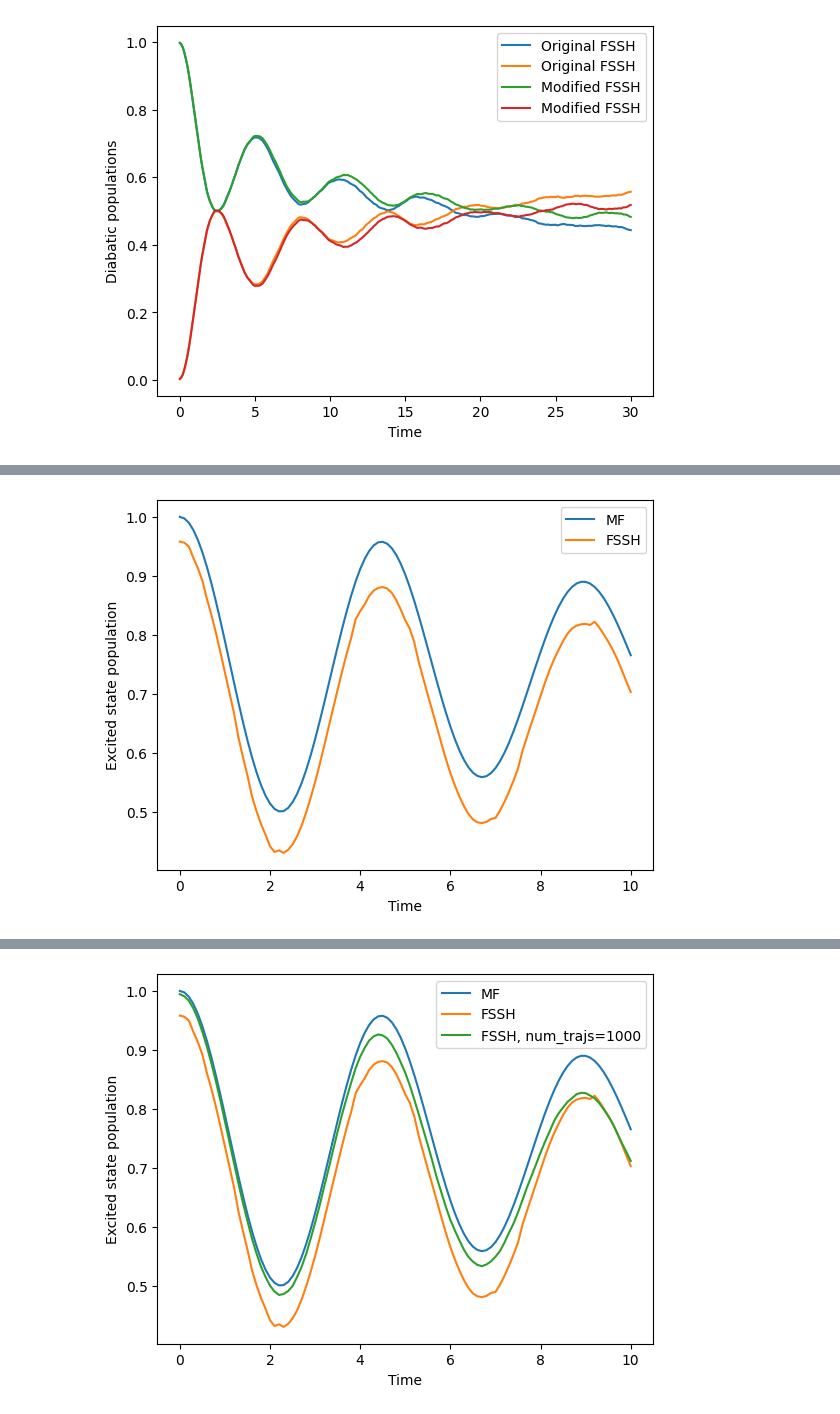
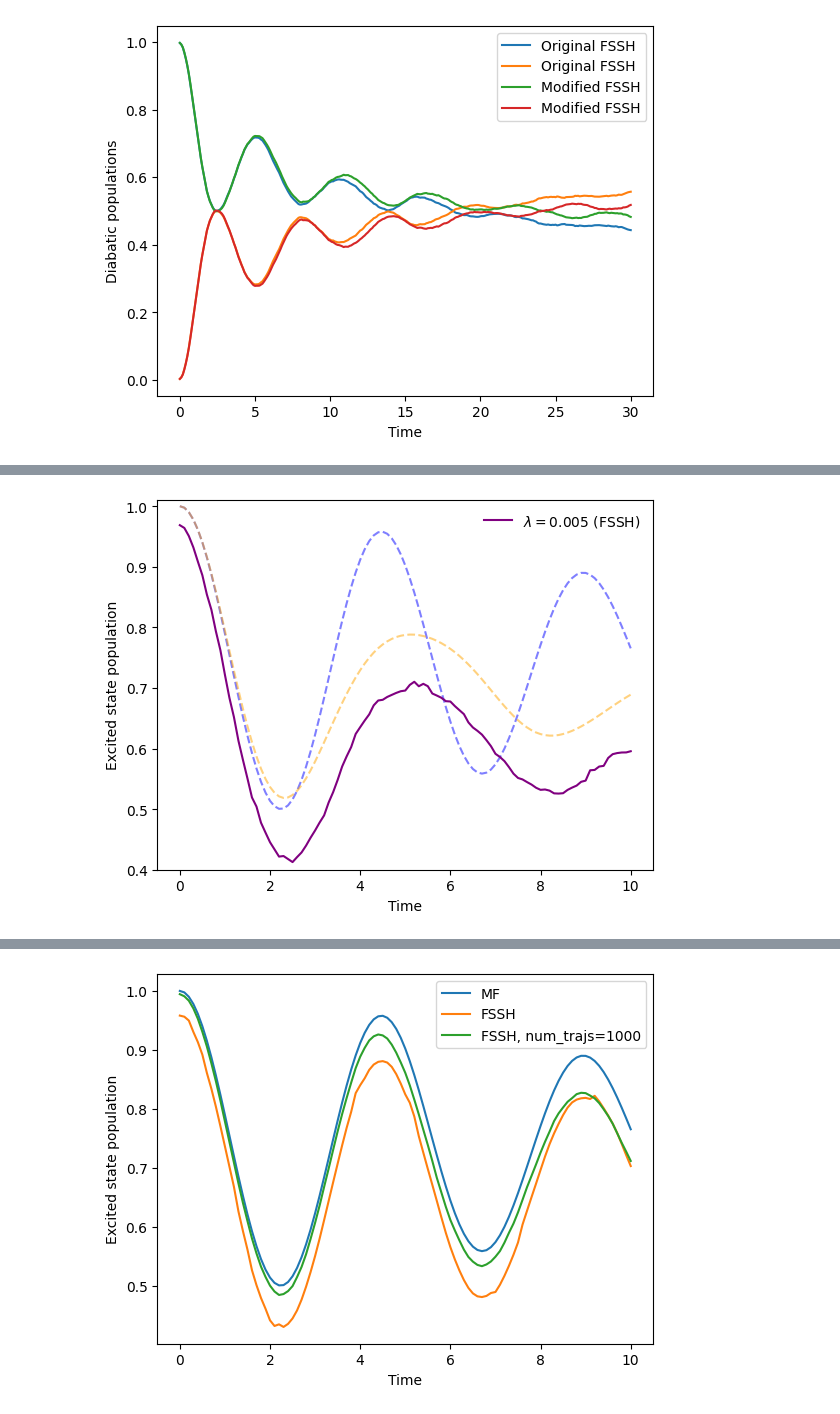
Before and after one commit to tempelaar-team/qclab-dev, a Jupyter notebook: examples/docs_example.ipynb, the cells around one changed output, grey strips where cells are left out. Cells and saved outputs as stored; diff of their text form; code cells hidden in the pictures.

```diff
--- a/examples/docs_example.ipynb
+++ b/examples/docs_example.ipynb
@@ -674,7 +674,7 @@ print(MeanField.initialization_recipe)
 print(MeanField.update_recipe)
 
 # the output recipe
-print(MeanField.gather_recipe)
+print(MeanField.collect_recipe)
 
 def update_response_function(sim, parameters, state, **kwargs):
     # First get the diabatic wavefunction.
@@ -686,9 +686,9 @@ def update_response_function(sim, parameters, state, **kwargs):
     state.response_function = np.sum(np.conj(parameters.wf_db_0) * wf_db, axis=-1)
     return parameters, state
 
-MeanField.gather_recipe.append(update_response_function)
+MeanField.collect_recipe.append(update_response_function)
 
-MeanField.gather_variables.append('response_function')
+MeanField.collect_variables.append('response_function')
 # %% [output]
 [<function assign_norm_factor_mf at 0x...>, <function MeanField.<lambda> at 0x...>, <function MeanField.<lambda> at 0x...>, <function MeanField.<lambda> at 0x...>]
 [<function MeanField.<lambda> at 0x...>, <function MeanField.<lambda> at 0x...>, <function update_wf_db_rk4 at 0x...>]
@@ -763,9 +763,9 @@ def update_adiabatic_populations(sim, parameters, state, **kwargs):
     state.pops_adb = pops_adb
     return parameters, state
 
-MeanField.gather_recipe.append(update_adiabatic_populations)
+MeanField.collect_recipe.append(update_adiabatic_populations)
 
-MeanField.gather_variables.append('pops_adb')
+MeanField.collect_variables.append('pops_adb')
 # %%
 from qc_lab import Simulation
 from qc_lab.dynamics import serial_driver
@@ -964,0 +970,14 @@ plt.close()
+# %%
+sim.model.constants.l_reorg = 0.05
+
+
+#data_1 = serial_driver(sim)
+plt.plot(data_1.data_dict["t"], np.real(data_1.data_dict["dm_db"][:,0,0]), color='orange',label=r'$\lambda = 0.005$' + ' (MF)',zorder=5)
+plt.plot(data.data_dict["t"], np.real(data.data_dict["dm_db"][:,0,0]), color='blue', linestyle='dashed',alpha=0.5)
+plt.xlabel('Time')
+plt.ylabel('Excited state population')
+plt.ylim([0.4,1.01])
+#plt.savefig('fssh_lreorg.png')
+plt.legend(frameon=False)
+plt.savefig('mf_lreorg.png')
+plt.show()
@@ -965,14 +986,20 @@ plt.close()
 # %%
 from qc_lab.algorithms import FewestSwitchesSurfaceHopping
 
 sim.algorithm = FewestSwitchesSurfaceHopping()
-data_fssh = serial_driver(sim)
 
-plt.plot(data.data_dict["t"], np.real(data.data_dict["dm_db"][:,0,0]), label='MF')
-plt.plot(data_fssh.data_dict["t"], np.real(data_fssh.data_dict["dm_db"][:,0,0]), label='FSSH')
+
+#data_fssh = serial_driver(sim)
+
+plt.plot(data_1.data_dict["t"], np.real(data_1.data_dict["dm_db"][:,0,0]), color='orange', linestyle='dashed',alpha=0.5,zorder=4)
+plt.plot(data.data_dict["t"], np.real(data.data_dict["dm_db"][:,0,0]), color='blue', linestyle='dashed',alpha=0.5,zorder=3)
+plt.plot(data_fssh.data_dict["t"], np.real(data_fssh.data_dict["dm_db"][:,0,0]), color='purple',label=r'$\lambda = 0.005$' + ' (FSSH)',zorder=5)
 plt.xlabel('Time')
 plt.ylabel('Excited state population')
-plt.legend()
+plt.ylim([0.4,1.01])
+#plt.savefig('fssh_lreorg.png')
+plt.legend(frameon=False)
+plt.savefig('fssh_lreorg.png')
 plt.show()
 # %% [output]
-[figure, old version]
+[figure, new version]
```
Also changed, not shown: parts of 9 cells of this notebook, 36 other files.
